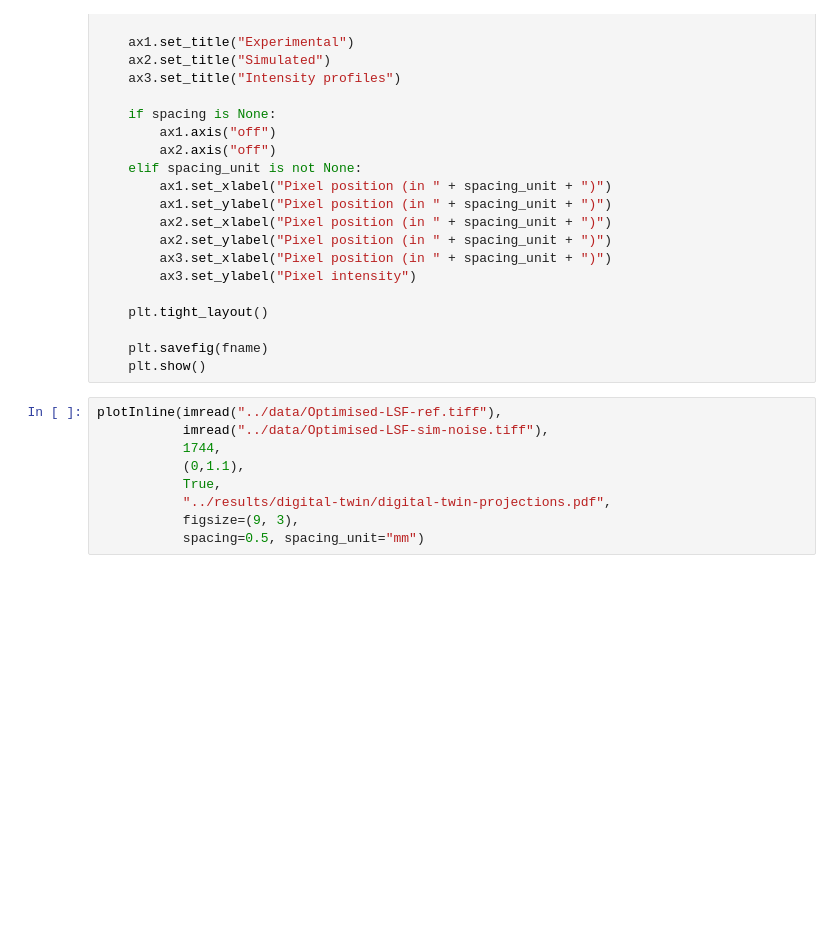
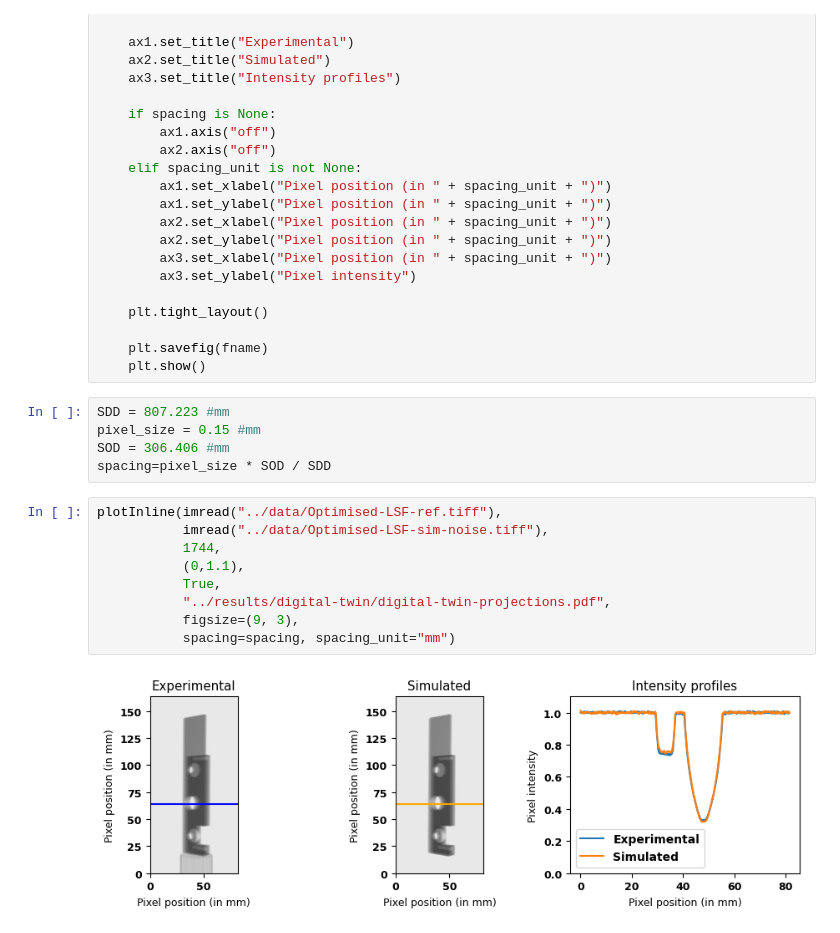
Before and after one commit to TomographicImaging/gVXR-SPIE2024, a Jupyter notebook: code/create-figures.ipynb, the cells around one changed output. Cells and saved outputs as stored; diff of their text form; blank space fills up the shorter version.

Commit message:
Add the pixel spacing.

```diff
--- a/code/create-figures.ipynb
+++ b/code/create-figures.ipynb
@@ -76,15 +76,22 @@ def plotInline(ref, sim, line_id, ylim, show_legend, fname, figsize=(9, 3), spac
 
     plt.savefig(fname)
     plt.show()
+# %%
+SDD = 807.223 #mm
+pixel_size = 0.15 #mm
+SOD = 306.406 #mm
+spacing=pixel_size * SOD / SDD
 # %%
 plotInline(imread("../data/Optimised-LSF-ref.tiff"),
            imread("../data/Optimised-LSF-sim-noise.tiff"),
            1744,
            (0,1.1),
            True,
            "../results/digital-twin/digital-twin-projections.pdf",
            figsize=(9, 3),
-           spacing=0.5, spacing_unit="mm")
+           spacing=spacing, spacing_unit="mm")
+# %% [output]
+[figure, added]
 # %%
 plotInline(imread("../data/experimental_idx_1490.tiff"),
            imread("../data/simulated_idx_1490.tiff"),
```
Also changed, not shown: parts of 1 cell of this notebook.
